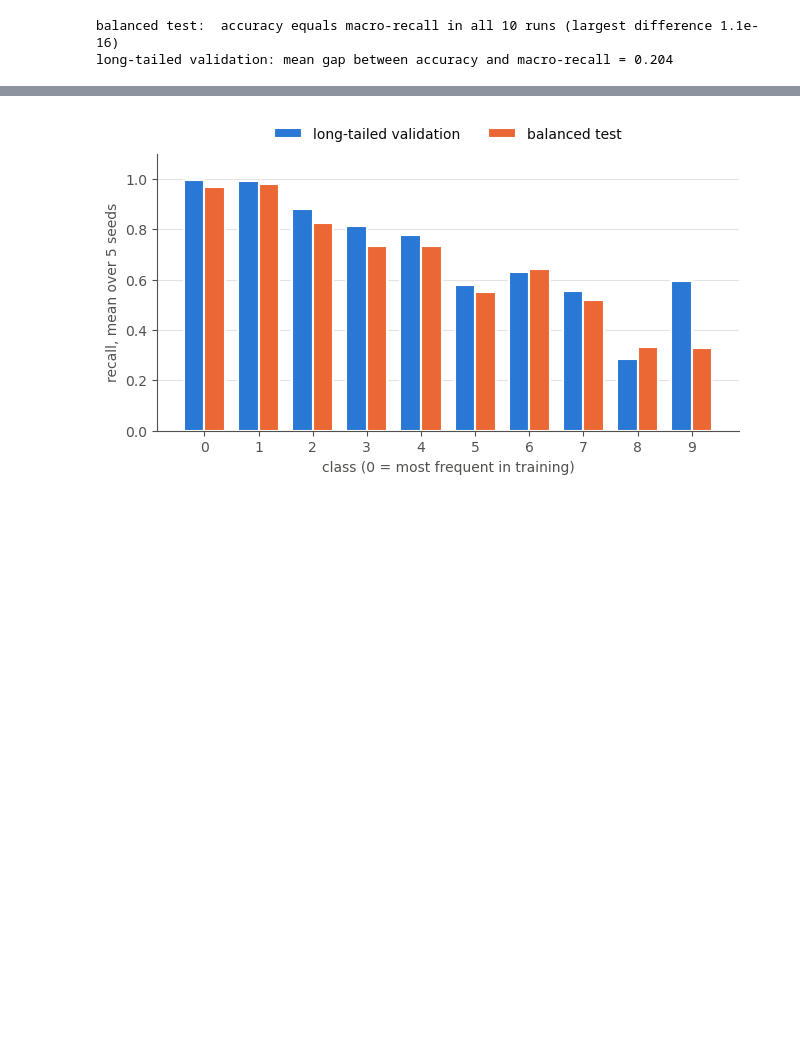
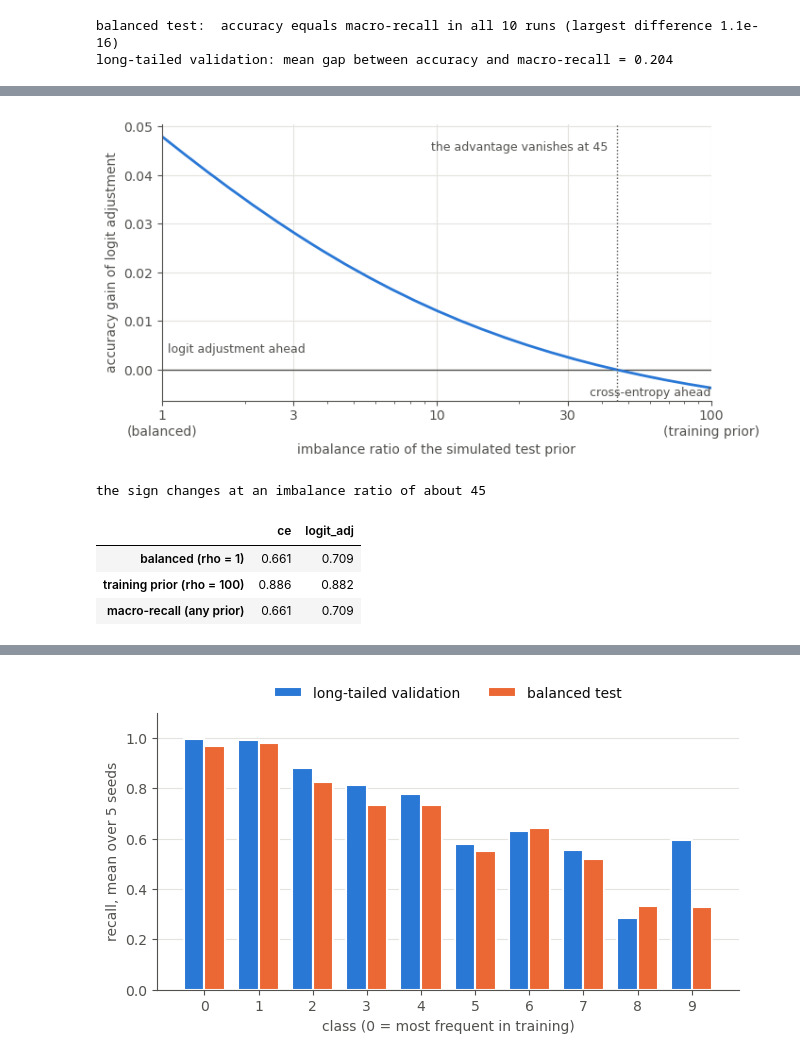
Before and after one commit to rcprati/aggmetrics, a Jupyter notebook: examples/notebooks/06_long_tail_images.ipynb, the cells around one changed output, grey strips where cells are left out. Saved outputs shown, nothing was run; the diff lists cells and outputs as text; code cells hidden in the pictures; blank space fills up the shorter version.

```diff
--- a/examples/notebooks/06_long_tail_images.ipynb
+++ b/examples/notebooks/06_long_tail_images.ipynb
@@ -128,0 +224,13 @@ Recall per class, averaged over the five seeds of the cross-entropy models:
+# %%
+rows = {}
+for name in ("ce", "logit_adj"):
+    at_training_prior, empirical = [], []
+    for s in range(5):
+        i = run_index(name, s)
+        counts = z["class_counts"][i]
+        at_training_prior.append(reweighted_accuracy(test_confusion(name, s), counts / counts.sum()))
+        empirical.append(runs[(name, s, "val")].accuracy())
+    rows[name] = {"test, balanced": float(np.mean([runs[(name, s, "test")].accuracy() for s in range(5)])),
+                  "test reweighted to the training prior": float(np.mean(at_training_prior)),
+                  "long-tailed validation (measured)": float(np.mean(empirical))}
+pd.DataFrame(rows).round(3)
@@ -128,0 +251,34 @@ Recall per class, averaged over the five seeds of the cross-entropy models:
+# %%
+diff = sweeps["logit_adj"]["accuracy"] - sweeps["ce"]["accuracy"]
+sign_change = np.flatnonzero(np.diff(np.sign(diff.to_numpy())))[0]
+r0, r1 = np.log(rhos[sign_change]), np.log(rhos[sign_change + 1])
+d0, d1 = diff.iloc[sign_change], diff.iloc[sign_change + 1]
+rho_star = float(np.exp(r0 + (r1 - r0) * d0 / (d0 - d1)))
+
+fig, ax = plt.subplots(figsize=(7.5, 3.8))
+ax.axhline(0, color=INK2, linewidth=1)
+ax.plot(rhos, diff, color=BLUE)
+ax.axvline(rho_star, color=INK2, linewidth=1, linestyle=":")
+ax.text(rho_star * 0.93, 0.045, f"the advantage vanishes at {rho_star:.0f}", color=INK2, fontsize=9, ha="right")
+ax.text(1.05, 0.0035, "logit adjustment ahead", color=INK2, fontsize=9)
+ax.text(100, -0.0035, "cross-entropy ahead", color=INK2, fontsize=9, ha="right", va="top")
+ax.set_xscale("log")
+ax.set_xticks([1, 3, 10, 30, 100])
+ax.set_xticklabels(["1\n(balanced)", "3", "10", "30", "100\n(training prior)"])
+ax.set_xlim(1, 100)
+ax.set_xlabel("imbalance ratio of the simulated test prior")
+ax.set_ylabel("accuracy gain of logit adjustment")
+plt.show()
+print(f"the sign changes at an imbalance ratio of about {rho_star:.0f}")
+
+pd.DataFrame({name: {"balanced (rho = 1)": sweeps[name]["accuracy"].iloc[0],
+                     "training prior (rho = 100)": sweeps[name]["accuracy"].iloc[-1],
+                     "macro-recall (any prior)": sweeps[name]["macro-recall"].iloc[0]}
+              for name in ("ce", "logit_adj")}).round(3)
+# %% [output]
+[figure, added]
+the sign changes at an imbalance ratio of about 45
+|  | ce | logit_adj |
+| balanced (rho = 1) | 0.661 | 0.709 |
+| training prior (rho = 100) | 0.886 | 0.882 |
+| macro-recall (any prior) | 0.661 | 0.709 |
```
Also changed, not shown: parts of 30 cells of this notebook.
